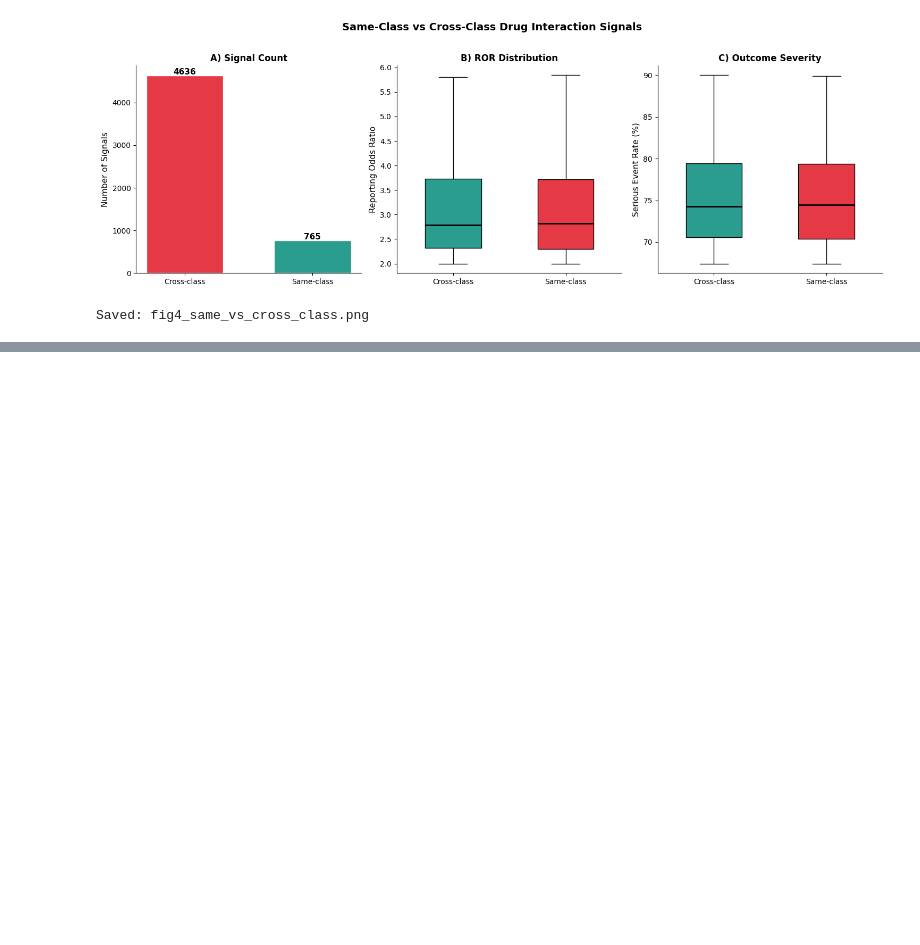
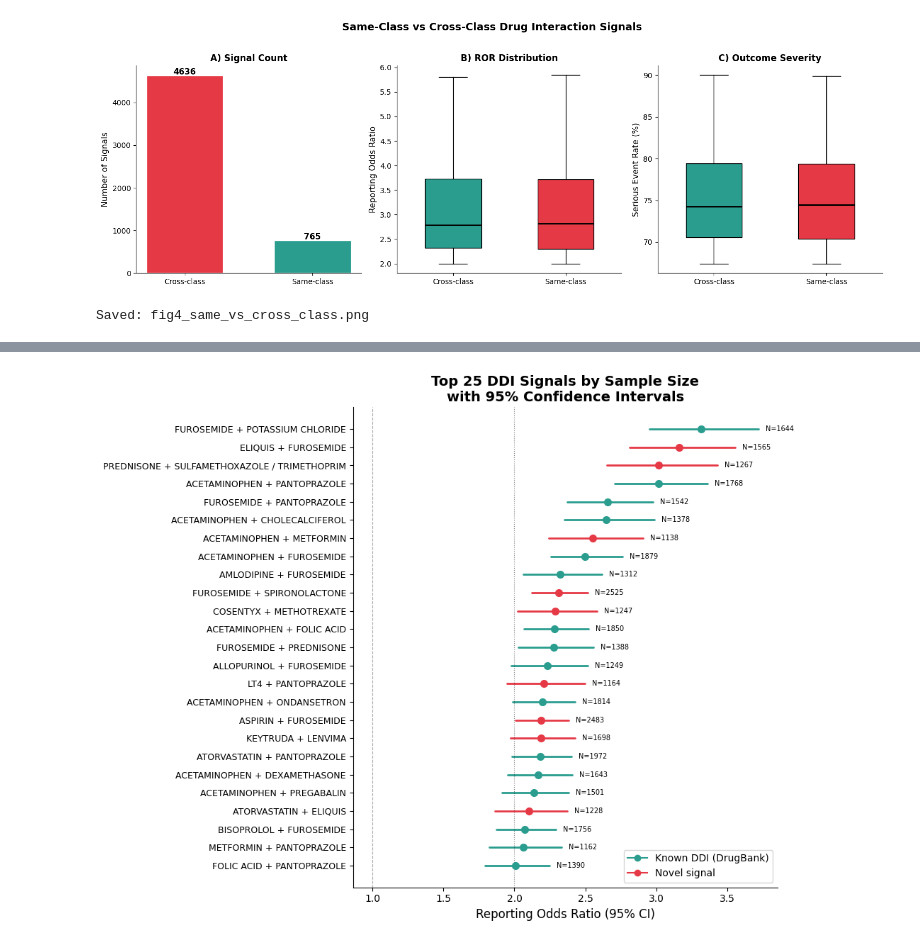
Before and after one commit to Josh-Buck/FDA_FAERS_Josh_Buck, a Jupyter notebook: FDA_Figures.ipynb, the cells around one changed output, grey strips where cells are left out. Cells and saved outputs as stored; diff of their text form; code cells hidden in the pictures; blank space fills up the shorter version.

```diff
--- a/FDA_Figures.ipynb
+++ b/FDA_Figures.ipynb
@@ -360,0 +334,87 @@ Saved: fig4_same_vs_cross_class.png
+# %%
+# ============================================================
+# FIGURE 3c: Forest Plot — DrugBank-matched Known/Novel
+# ============================================================
+
+drugbank = pd.read_csv("DRUGBANK_DDI_REFERENCE.csv")
+drugbank_pairs = set(drugbank['PAIR'])
+
+top25 = hc.nlargest(25, 'N_EXPOSED').copy()
+
+# Component-level matching (same logic as your pipeline)
+# Strip salt forms and check both orderings
+def strip_salt(name):
+    for suffix in [' HYDROCHLORIDE', ' SODIUM', ' SULFATE', ' MALEATE', ' FUMARATE',
+                   ' ACETATE', ' MESYLATE', ' POTASSIUM', ' CALCIUM', ' TARTRATE',
+                   ' BESYLATE', ' SUCCINATE', ' PHOSPHATE', ' CITRATE', ' BROMIDE',
+                   ' CHLORIDE', ' NITRATE', ' OXIDE', ' LACTATE']:
+        name = name.replace(suffix, '')
+    return name.strip()
+
+def check_drugbank(pair):
+    if pair in drugbank_pairs:
+        return True
+    # Try stripped versions
+    parts = pair.split(' + ')
+    if len(parts) == 2:
+        a, b = strip_salt(parts[0]), strip_salt(parts[1])
+        combos = [f"{a} + {b}", f"{b} + {a}"]
+        for c in combos:
+            if c in drugbank_pairs:
+                return True
+        # Also check original names in swapped order
+        swap = f"{parts[1]} + {parts[0]}"
+        if swap in drugbank_pairs:
+            return True
+    return False
+
+top25['known'] = top25['PAIR'].apply(check_drugbank)
+top25 = top25.sort_values('ROR', ascending=True)
+
+# Clean labels
+top25['label'] = top25['DRUG_A'] + ' + ' + top25['DRUG_B']
+top25['label'] = top25['label'].str.replace(' HYDROCHLORIDE', '', regex=False)
+top25['label'] = top25['label'].str.replace(' SODIUM', '', regex=False)
+top25['label'] = top25['label'].str.replace(' SULFATE', '', regex=False)
+
+colors = ['#2A9D8F' if k else '#E63946' for k in top25['known']]
+
+fig, ax = plt.subplots(figsize=(10, 8))
+
+for i, (_, row) in enumerate(top25.iterrows()):
+    color = colors[i]
+    ax.plot([row['CI_LOWER'], row['CI_UPPER']], [i, i], color=color, linewidth=2, solid_capstyle='round')
+    ax.plot(row['ROR'], i, 'o', color=color, markersize=7, zorder=5)
+
+ax.axvline(1, color='gray', linestyle='--', linewidth=0.8, alpha=0.7)
+ax.axvline(2, color='black', linestyle=':', linewidth=0.8, alpha=0.5)
+
+ax.set_yticks(range(len(top25)))
+ax.set_yticklabels(top25['label'], fontsize=9)
+ax.set_xlabel('Reporting Odds Ratio (95% CI)', fontsize=12)
+ax.set_title('Top 25 DDI Signals by Sample Size\nwith 95% Confidence Intervals', fontsize=14, fontweight='bold')
+
+for i, (_, row) in enumerate(top25.iterrows()):
+    ax.text(row['CI_UPPER'] + 0.05, i, f"N={int(row['N_EXPOSED'])}", fontsize=7, va='center')
+
+from matplotlib.lines import Line2D
+legend_elements = [
+    Line2D([0], [0], color='#2A9D8F', marker='o', linestyle='-', label='Known DDI (DrugBank)'),
+    Line2D([0], [0], color='#E63946', marker='o', linestyle='-', label='Novel signal'),
+]
+ax.legend(handles=legend_elements, loc='lower right', fontsize=10)
+
+sns.despine()
+plt.tight_layout()
+plt.savefig('fig3c_forest_plot_drugbank.png', dpi=300, bbox_inches='tight')
+plt.show()
+
+print(f"Known DDIs: {top25['known'].sum()}")
+print(f"Novel signals: {(~top25['known']).sum()}")
+print("\nBreakdown:")
+for _, row in top25.iterrows():
+    status = "KNOWN" if row['known'] else "NOVEL"
+    print(f"  {status}: {row['PAIR']}")
+print("\nSaved: fig3c_forest_plot_drugbank.png")
+# %% [output]
+[figure, added]
```
Also changed, not shown: parts of 6 cells of this notebook, 7 other files.
